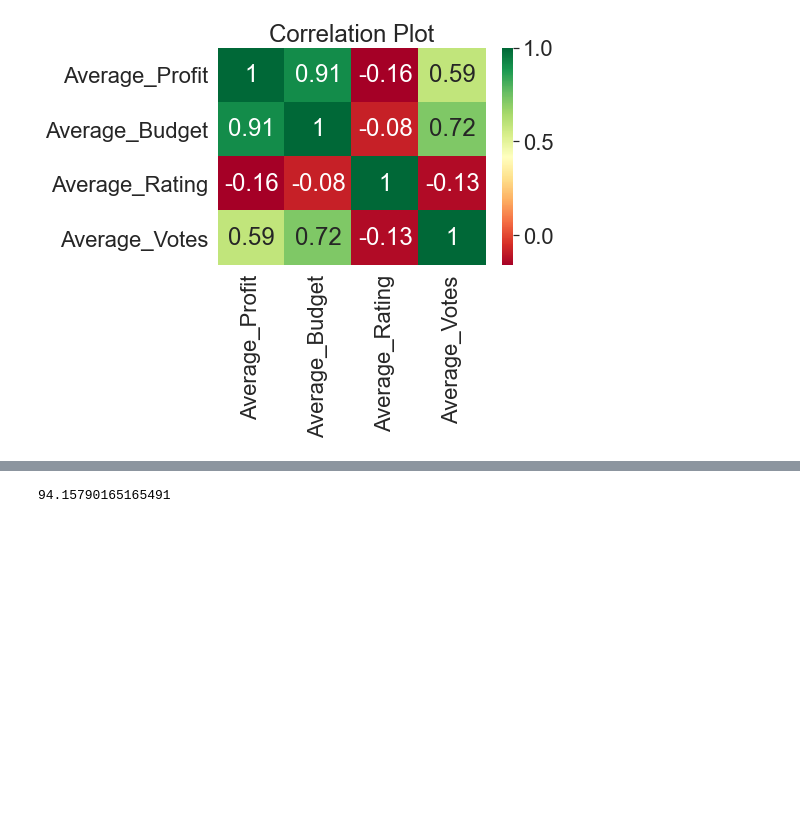
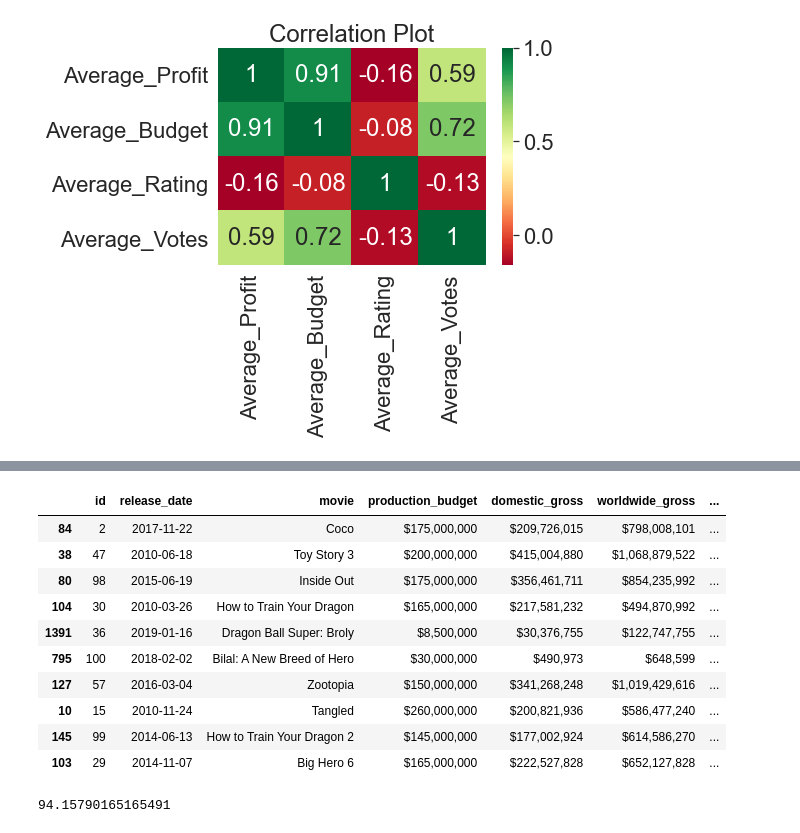
Before and after one commit to mrodberg/Pod1Capstone, a Jupyter notebook: Primary Notebook.ipynb, the cells around one changed output, grey strips where cells are left out. Saved outputs shown, nothing was run; the diff lists cells and outputs as text; code cells hidden in the pictures; blank space fills up the shorter version.

```diff
--- a/Primary Notebook.ipynb
+++ b/Primary Notebook.ipynb
@@ -211,3 +234,18 @@ plt.title("Average Budget vs Profit per Genre of Movies");
+# %%
+# top ten animated movies by rating
+animation.sort_values('averagerating', ascending=False).head(10)
+# %% [output]
+|  | id | release_date | movie | production_budget | domestic_gross | worldwide_gross | ... |
+| 84 | 2 | 2017-11-22 | Coco | $175,000,000 | $209,726,015 | $798,008,101 | ... |
+| 38 | 47 | 2010-06-18 | Toy Story 3 | $200,000,000 | $415,004,880 | $1,068,879,522 | ... |
+| 80 | 98 | 2015-06-19 | Inside Out | $175,000,000 | $356,461,711 | $854,235,992 | ... |
+| 104 | 30 | 2010-03-26 | How to Train Your Dragon | $165,000,000 | $217,581,232 | $494,870,992 | ... |
+| 1391 | 36 | 2019-01-16 | Dragon Ball Super: Broly | $8,500,000 | $30,376,755 | $122,747,755 | ... |
+| 795 | 100 | 2018-02-02 | Bilal: A New Breed of Hero | $30,000,000 | $490,973 | $648,599 | ... |
+| 127 | 57 | 2016-03-04 | Zootopia | $150,000,000 | $341,268,248 | $1,019,429,616 | ... |
+| 10 | 15 | 2010-11-24 | Tangled | $260,000,000 | $200,821,936 | $586,477,240 | ... |
+| 145 | 99 | 2014-06-13 | How to Train Your Dragon 2 | $145,000,000 | $177,002,924 | $614,586,270 | ... |
+| 103 | 29 | 2014-11-07 | Big Hero 6 | $165,000,000 | $222,527,828 | $652,127,828 | ... |
 # %%
 # feel free to run any statistical tests that may be relevant to our reccomendations... this is just the outline required
 # for a 1sample t-test
```
Also changed, not shown: parts of 8 cells of this notebook.
